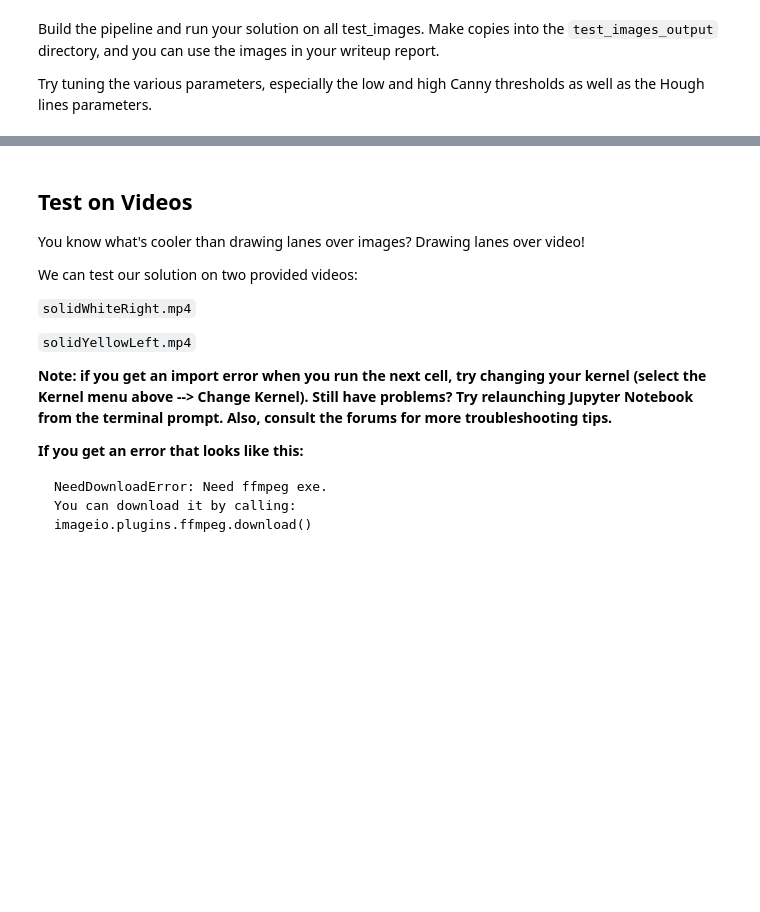
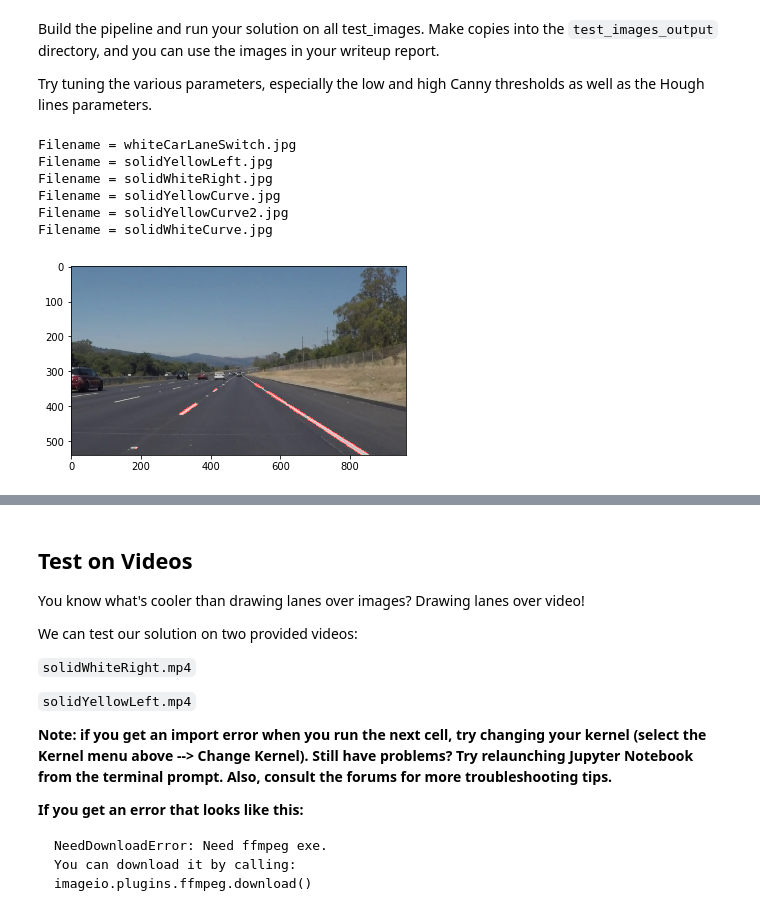
Before and after one commit to xboard/Udacity, a Jupyter notebook: Self-Driving-Cars/Term_1/CarND-LaneLines-P1/P1.ipynb, the cells around one changed output, grey strips where cells are left out. Drawn from its saved outputs; the diff is of its cells as text; code cells hidden in the pictures; blank space fills up the shorter version.

```diff
--- a/Self-Driving-Cars/Term_1/CarND-LaneLines-P1/P1.ipynb
+++ b/Self-Driving-Cars/Term_1/CarND-LaneLines-P1/P1.ipynb
@@ -81,7 +81,7 @@ Below are some helper functions to help get you started. They should look famili
 # %%
 import math
 
-ROI_Y=325
+ROI_Y=335
 
 def grayscale(img):
     """Applies the Grayscale transform
@@ -286,24 +286,70 @@ Build the pipeline and run your solution on all test_images. Make copies into th
 
 Try tuning the various parameters, especially the low and high Canny thresholds as well as the Hough lines parameters.
 # %%
-def pipeline_bkp(img, landlines=False):
-    img_gray = grayscale(img)
-    img_gb = gaussian_blur(img_gray, 3)
+# TODO: Build your pipeline that will draw lane lines on the test_images
+# then save them to the test_images directory.
+import os
+
+def save_image(img, filename, directory='test_images_output'):
+    if not os.path.exists(directory):
+        os.makedirs(directory)
+    fname = "/".join([directory, filename])
+    mpimg.imsave(fname, img)
+
+def load_image(filename, directory='test_images'):
+    fname = "/".join([directory, filename])
+    img = mpimg.imread(fname)
+    return img
+
+
+def pipeline(img, landlines=False):
+    white_lower = np.array([200,200,200], dtype = "uint8")
+    white_upper = np.array([255,255,255], dtype = "uint8")
+    mask_white = range_img(img, white_lower, white_upper)
+
+    yellow_lower = np.array([140,140,10], dtype = "uint8")
+    yellow_upper = np.array([255,255,100], dtype = "uint8")
+    mask_yellow = range_img(img, yellow_lower, yellow_upper)
+
+    range_mask = cv2.bitwise_or(mask_white, mask_yellow)
+
+    img_range = cv2.bitwise_and(img, range_mask)
+    #plt.imshow(img_range)
+
+    img_gray = grayscale(img_range)
+    img_gb = gaussian_blur(img_gray, 9)
     #plt.imshow(img_gb)
-    img_canny = canny(img_gb, 50, 150)
+    img_canny = canny(img_gb, 50, 100)
     #plt.imshow(img_canny)
     imshape = img_canny.shape
-    vertices = np.array([[(50,imshape[0]),(430, 325), (530, 325), (imshape[1], imshape[0])]], dtype=np.int32)
+    vertices = np.array([[(50,imshape[0]),(430, ROI_Y), (540, ROI_Y), (imshape[1], imshape[0])]], dtype=np.int32)
     img_roi = region_of_interest(img_canny, vertices)
     #plt.imshow(img_roi)
-    img_hl  = hough_lines(img_roi, 2, 1, 5, 5, 4, landlines)
+    img_hl  = hough_lines(img_roi, 2, 1, 5, 5, 2, landlines)
     #plt.imshow(img_hl)
     img_wgt = weighted_img(img_hl, img)
 
-    p = list(map(tuple, vertices[0]))
+    #p = list(map(tuple, vertices[0]))
     #print(p)
-    cv2.line(img_wgt, p[0], p[1], [0,255,255], 3)
-    cv2.line(img_wgt, p[1], p[2], [0,255,255], 3)
-    cv2.line(img_wgt, p[2], p[3], [0,255,255], 3)
+    #cv2.line(img_wgt, p[0], p[1], [0,255,255], 3)
+    #cv2.line(img_wgt, p[1], p[2], [0,255,255], 3)
+    #cv2.line(img_wgt, p[2], p[3], [0,255,255], 3)
 
     return img_wgt
+
+
+for filename in os.listdir("test_images/"):
+    print("Filename =",filename)
+    img = load_image(filename)
+    img_pos = pipeline(img)
+    if 'solidWhiteRight.jpg' in filename:
+        plt.imshow(img_pos)
+    save_image(img_pos, filename)
+# %% [output]
+Filename = whiteCarLaneSwitch.jpg
+Filename = solidYellowLeft.jpg
+Filename = solidWhiteRight.jpg
+Filename = solidYellowCurve.jpg
+Filename = solidYellowCurve2.jpg
+Filename = solidWhiteCurve.jpg
+[figure, added]
```
Also changed, not shown: parts of 4 cells of this notebook, 9 other files.
